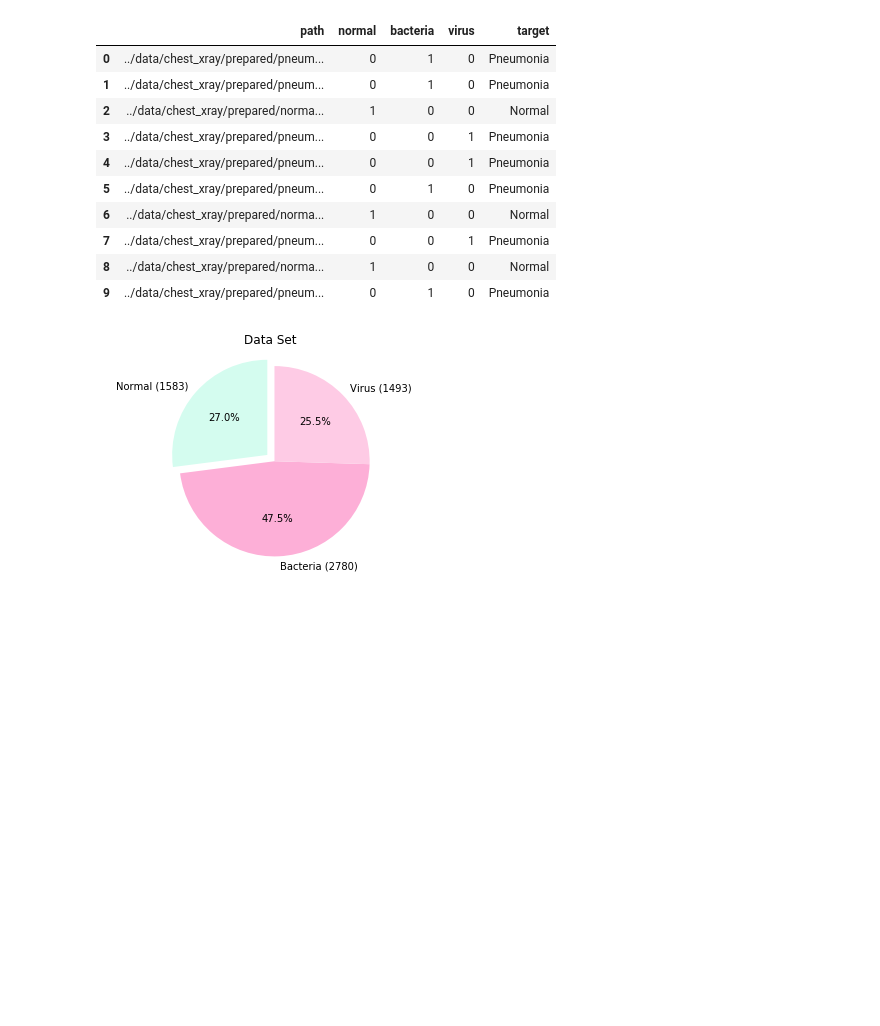
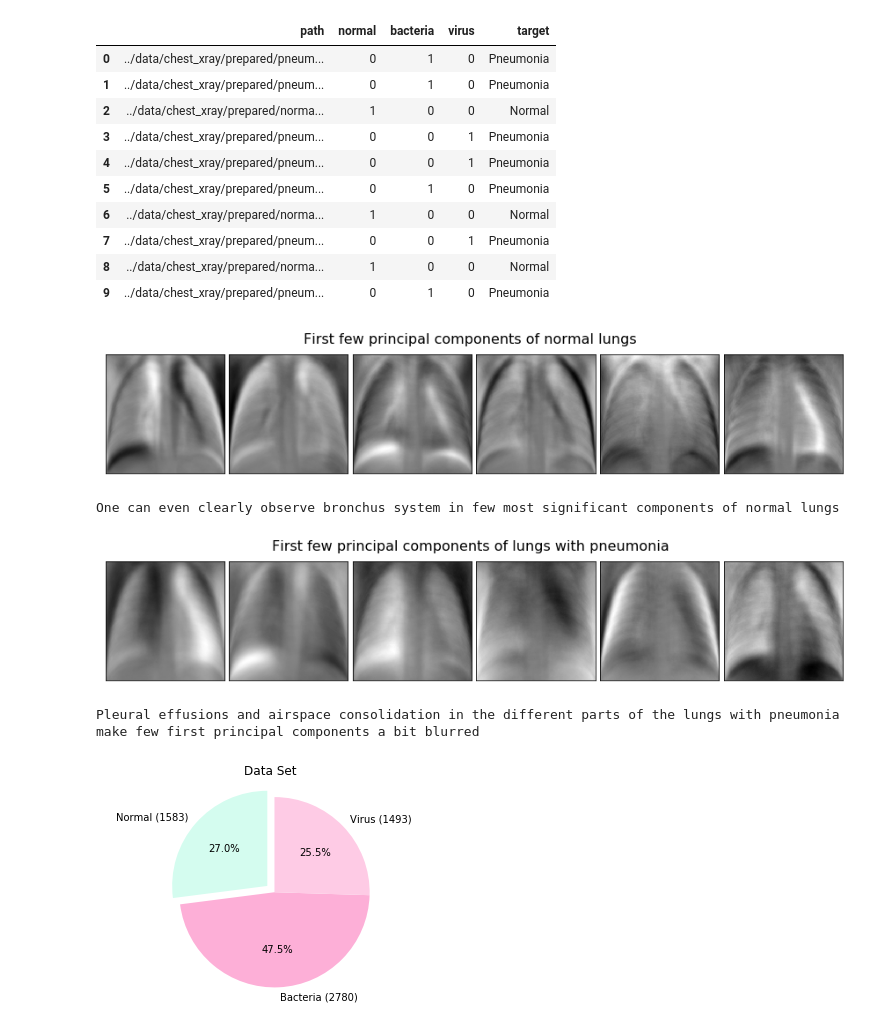
Before and after one commit to Zhuvikin/ML-pneumonia, a Jupyter notebook: pneumonia.ipynb, the cells around one changed output. Cells and saved outputs as stored; diff of their text form; code cells hidden in the pictures; blank space fills up the shorter version.

```diff
--- a/pneumonia.ipynb
+++ b/pneumonia.ipynb
@@ -212,6 +212,45 @@ dataset.head(10)
 | 7 | ../data/chest_xray/prepared/pneum... | 0 | 0 | 1 | Pneumonia |
 | 8 | ../data/chest_xray/prepared/norma... | 1 | 0 | 0 | Normal |
 | 9 | ../data/chest_xray/prepared/pneum... | 0 | 1 | 0 | Pneumonia |
+# %%
+number_of_images = 1500
+n_row, n_col = 1, 6
+n_components = n_row * n_col
+
+pca = PCA(n_components = n_components, svd_solver = 'randomized', whiten = True)
+
+def plot_gallery(title, images, n_col=n_col, n_row=n_row, cmap=plt.cm.gray):
+    plt.figure(figsize=(2. * n_col, 2.26 * n_row))
+    plt.suptitle(title, size=16)
+    for i, comp in enumerate(images):
+        plt.subplot(n_row, n_col, i + 1)
+        vmax = max(comp.max(), -comp.min())
+        plt.imshow(comp.reshape(256, 256), cmap=cmap,
+                   interpolation='nearest',
+                   vmin=-vmax, vmax=vmax)
+        plt.xticks(())
+        plt.yticks(())
+    plt.subplots_adjust(0.02, -0.1, 0.99, 0.93, 0.04, 0.)
+
+few_normal_images = np.array([cv2.imread(path, 0).flatten() for path in normal_df.head(number_of_images).path])
+pca.fit(few_normal_images)
+plot_gallery('First few principal components of normal lungs', pca.components_[:n_components])
+plt.show()
+
+print('One can even clearly observe bronchus system in few most significant components of normal lungs')
+
+pneumonia_df = pd.concat([bacteria_df, virus_df]).sample(frac = 1, random_state = 0).reset_index(drop = True)
+few_pneumonia_images = np.array([cv2.imread(path, 0).flatten() for path in pneumonia_df.head(number_of_images).path])
+pca.fit(few_pneumonia_images)
+plot_gallery('First few principal components of lungs with pneumonia', pca.components_[:n_components])
+plt.show()
+
+print('Pleural effusions and airspace consolidation in the different parts of the lungs with pneumonia make few first principal components a bit blurred')
+# %% [output]
+[figure, added]
+One can even clearly observe bronchus system in few most significant components of normal lungs
+[figure, added]
+Pleural effusions and airspace consolidation in the different parts of the lungs with pneumonia make few first principal components a bit blurred
 # %%
 colors = ['#D4FCEF', '#FDAFD7', '#FECBE5']
 
```
Also changed, not shown: parts of 7 cells of this notebook, 1 other file.
